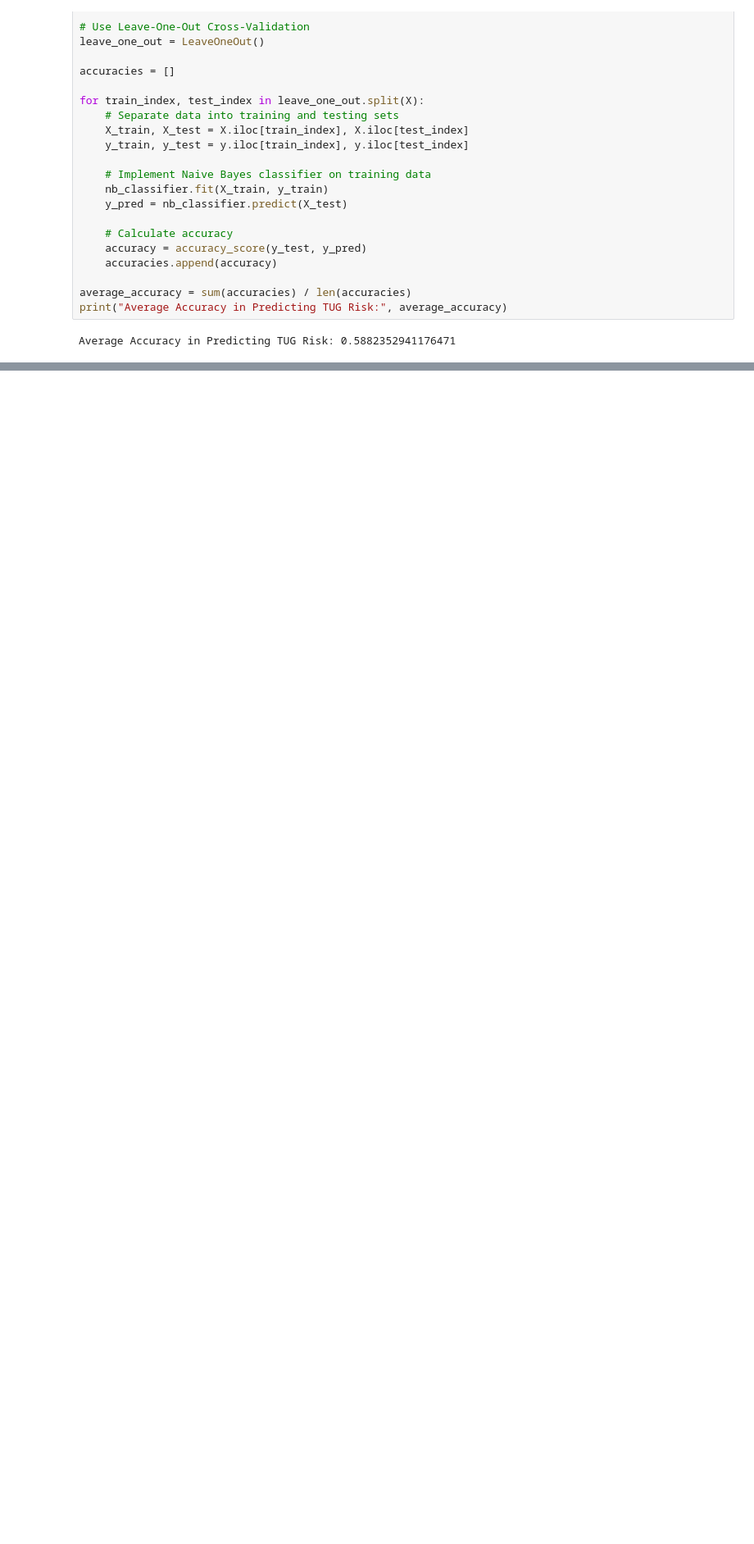
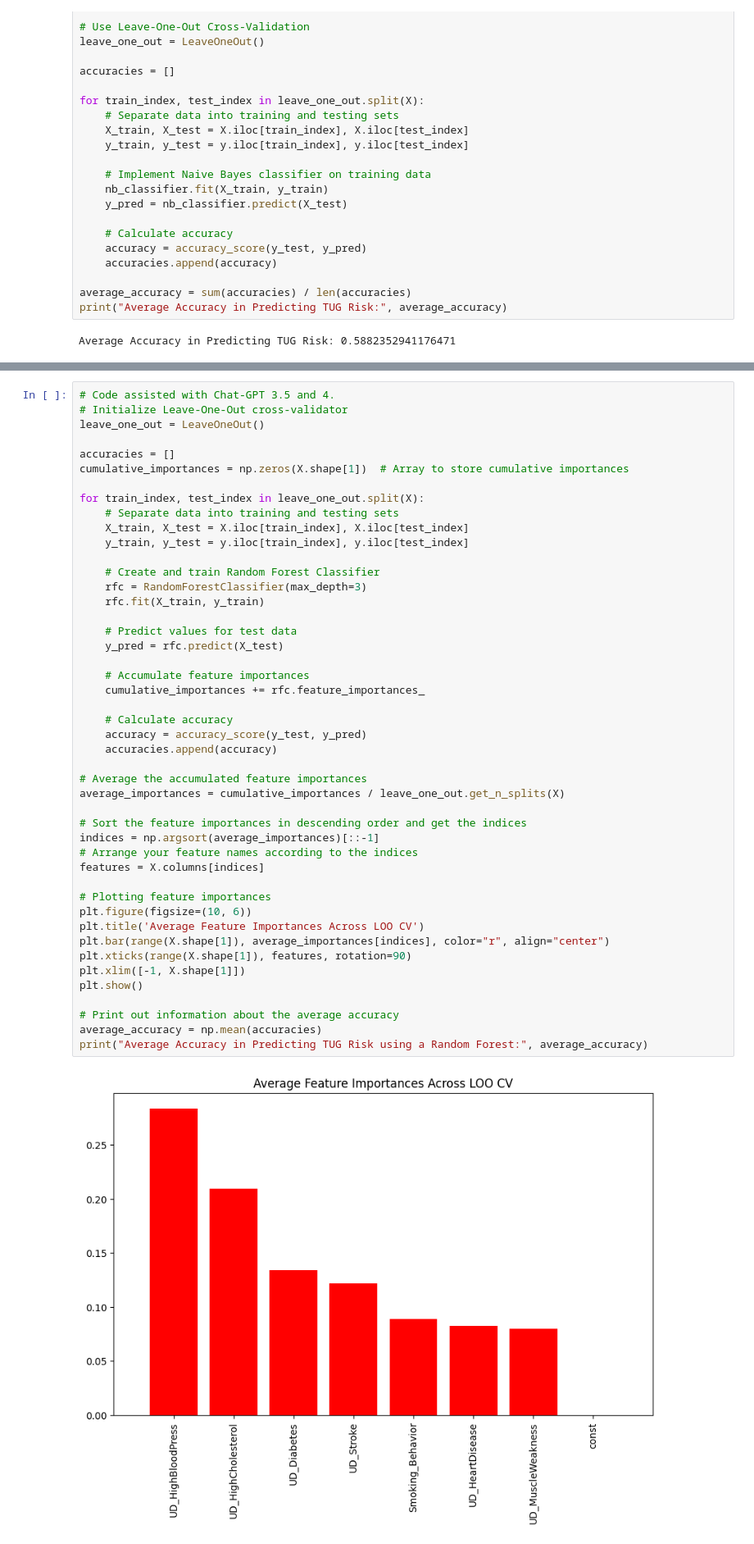
Before and after one commit to ramesh-arjun/Fall-Risk-Machine-Learning-Project, a Jupyter notebook: DataAnalysis.ipynb, the cells around one changed output, grey strips where cells are left out. Shown at 82% size. Cells and saved outputs as stored; diff of their text form; blank space fills up the shorter version.

```diff
--- a/DataAnalysis.ipynb
+++ b/DataAnalysis.ipynb
@@ -145,0 +178,48 @@ Average Accuracy in Predicting TUG Risk using a Random Forest: 0.294117647058823
+# %%
+# Code assisted with Chat-GPT 3.5 and 4.
+# Initialize Leave-One-Out cross-validator
+leave_one_out = LeaveOneOut()
+
+accuracies = []
+cumulative_importances = np.zeros(X.shape[1])  # Array to store cumulative importances
+
+for train_index, test_index in leave_one_out.split(X):
+    # Separate data into training and testing sets
+    X_train, X_test = X.iloc[train_index], X.iloc[test_index]
+    y_train, y_test = y.iloc[train_index], y.iloc[test_index]
+
+    # Create and train Random Forest Classifier
+    rfc = RandomForestClassifier(max_depth=3)
+    rfc.fit(X_train, y_train)
+
+    # Predict values for test data
+    y_pred = rfc.predict(X_test)
+
+    # Accumulate feature importances
+    cumulative_importances += rfc.feature_importances_
+
+    # Calculate accuracy
+    accuracy = accuracy_score(y_test, y_pred)
+    accuracies.append(accuracy)
+
+# Average the accumulated feature importances
+average_importances = cumulative_importances / leave_one_out.get_n_splits(X)
+
+# Sort the feature importances in descending order and get the indices
+indices = np.argsort(average_importances)[::-1]
+# Arrange your feature names according to the indices
+features = X.columns[indices]
+
+# Plotting feature importances
+plt.figure(figsize=(10, 6))
+plt.title('Average Feature Importances Across LOO CV')
+plt.bar(range(X.shape[1]), average_importances[indices], color="r", align="center")
+plt.xticks(range(X.shape[1]), features, rotation=90)
+plt.xlim([-1, X.shape[1]])
+plt.show()
+
+# Print out information about the average accuracy
+average_accuracy = np.mean(accuracies)
+print("Average Accuracy in Predicting TUG Risk using a Random Forest:", average_accuracy)
+# %% [output]
+[figure, added]
```
Also changed, not shown: parts of 4 cells of this notebook.
